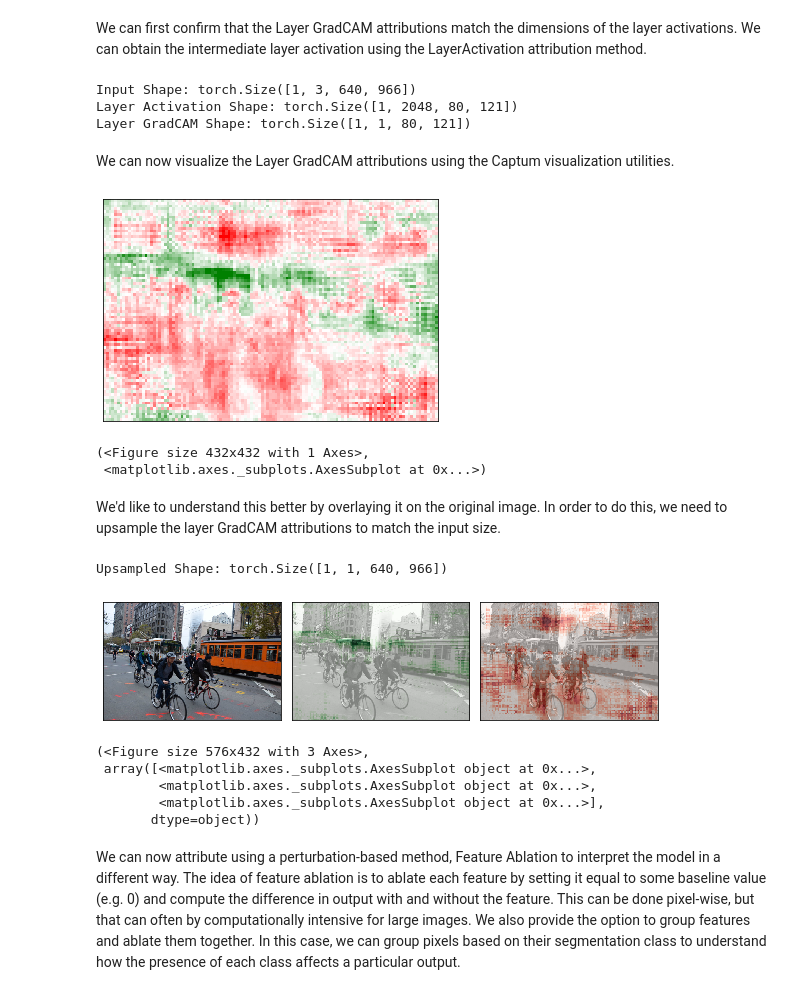
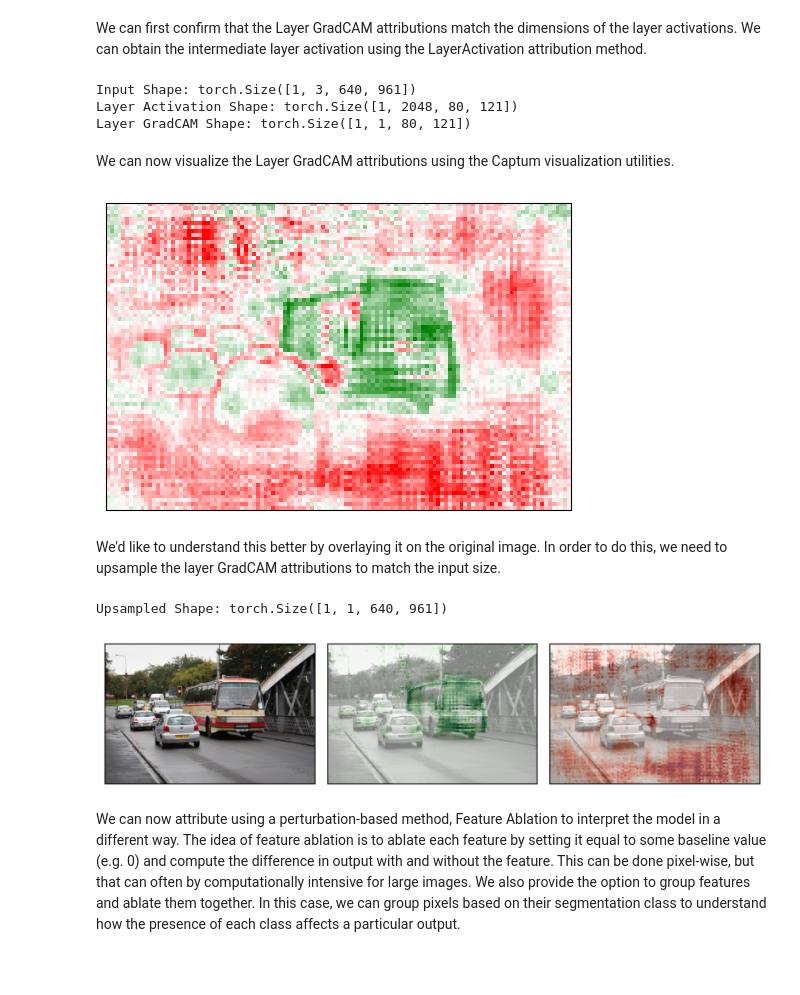
Before and after one commit to KompAKI-ep3n4/interactive-notebooks, a Jupyter notebook: Segmentation_Interpret.ipynb, the cells around one changed output. Drawn from its saved outputs; the diff is of its cells as text; code cells hidden in the pictures; blank space fills up the shorter version.

```diff
--- a/Segmentation_Interpret.ipynb
+++ b/Segmentation_Interpret.ipynb
@@ -29,7 +33,7 @@ device = "cuda:0" if torch.cuda.is_available() else "cpu"
 # %% [markdown]
 We can now load the pre-trained segmentation model from torchvision, which is trained on a subset of COCO Train 2017 and define input preprocessing transforms.
 # %%
-fcn = models.segmentation.fcn_resnet101(pretrained=True).to(device).eval()
+fcn = models.segmentation.fcn_resnet101(weights=FCN_ResNet101_Weights.DEFAULT).to(device).eval()
 # %%
 # Input preprocessing transformation
 preprocessing = transforms.Compose([transforms.Resize(640),
@@ -74,7 +79,9 @@ Let us now obtain an image from the COCO training set to evaluate and interpret
 # %% [markdown]
 Display original image
 # %%
-img = Image.open("img/segmentation/1280px-Side_Mill_in_Use.jpg")
+img = Image.open("img/segmentation/image.jpg")
 preproc_img = preprocessing(img)
-plt.imshow(preproc_img.permute(1,2,0)); plt.axis('off'); plt.show()
+plt.imshow(preproc_img.permute(1,2,0))
+plt.axis('off')
+plt.show()
 # %% [output]
@@ -143,33 +147,33 @@ print("Input Shape:", normalized_inp.shape)
 print("Layer Activation Shape:", activation.shape)
 print("Layer GradCAM Shape:", gc_attr.shape)
 # %% [output]
-Input Shape: torch.Size([1, 3, 640, 966])
+Input Shape: torch.Size([1, 3, 640, 961])
 Layer Activation Shape: torch.Size([1, 2048, 80, 121])
 Layer GradCAM Shape: torch.Size([1, 1, 80, 121])
 # %% [markdown]
 We can now visualize the Layer GradCAM attributions using the Captum visualization utilities.
 # %%
 viz.visualize_image_attr(gc_attr[0].cpu().permute(1,2,0).detach().numpy(),sign="all")
+plt.show()
 # %% [output]
-[figure, old version]
+[figure, new version]
-(<Figure size 432x432 with 1 Axes>,
- <matplotlib.axes._subplots.AxesSubplot at 0x...>)
 # %% [markdown]
 We'd like to understand this better by overlaying it on the original image. In order to do this, we need to upsample the layer GradCAM attributions to match the input size.
 # %%
 upsampled_gc_attr = LayerAttribution.interpolate(gc_attr,normalized_inp.shape[2:])
 print("Upsampled Shape:",upsampled_gc_attr.shape)
 # %% [output]
-Upsampled Shape: torch.Size([1, 1, 640, 966])
+Upsampled Shape: torch.Size([1, 1, 640, 961])
 # %%
-viz.visualize_image_attr_multiple(upsampled_gc_attr[0].cpu().permute(1,2,0).detach().numpy(),original_image=preproc_img.permute(1,2,0).numpy(),signs=["all", "positive", "negative"],methods=["original_image", "blended_heat_map","blended_heat_map"])
+viz.visualize_image_attr_multiple(
+    upsampled_gc_attr[0].cpu().permute(1, 2, 0).detach().numpy(),
+    original_image=preproc_img.permute(1, 2, 0).numpy(),
+    signs=["all", "positive", "negative"],
+    methods=["original_image", "blended_heat_map", "blended_heat_map"],
+)
+plt.show()
 # %% [output]
-[figure, old version]
+[figure, new version]
-(<Figure size 576x432 with 3 Axes>,
- array([<matplotlib.axes._subplots.AxesSubplot object at 0x...>,
-        <matplotlib.axes._subplots.AxesSubplot object at 0x...>,
-        <matplotlib.axes._subplots.AxesSubplot object at 0x...>],
-       dtype=object))
 # %% [markdown]
 We can now attribute using a perturbation-based method, Feature Ablation to interpret the model in a different way. The idea of feature ablation is to ablate each feature by setting it equal to some baseline value (e.g. 0) and compute the difference in output with and without the feature. This can be done pixel-wise, but that can often by computationally intensive for large images. We also provide the option to group features and ablate them together. In this case, we can group pixels based on their segmentation class to understand how the presence of each class affects a particular output.
 # %% [markdown]
```
Also changed, not shown: parts of 11 cells of this notebook, 2 other files.
